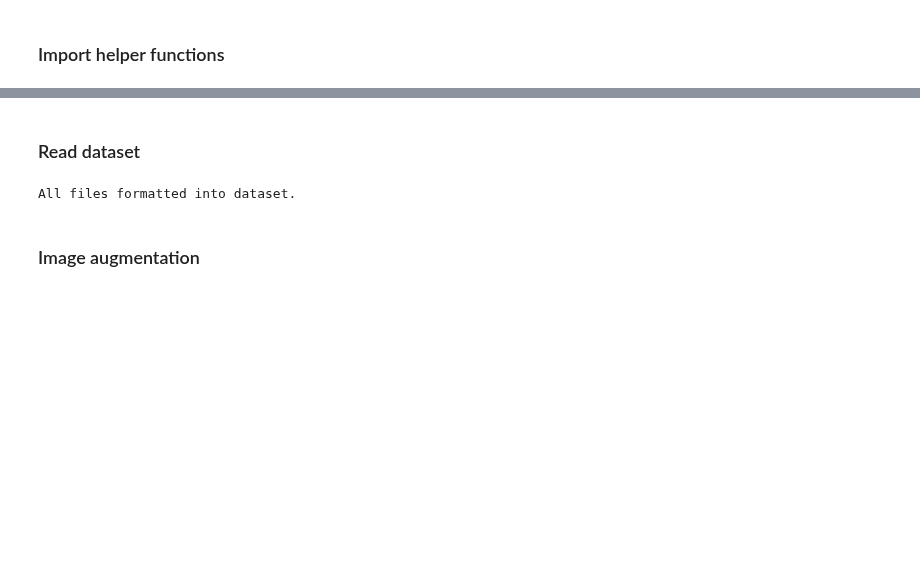
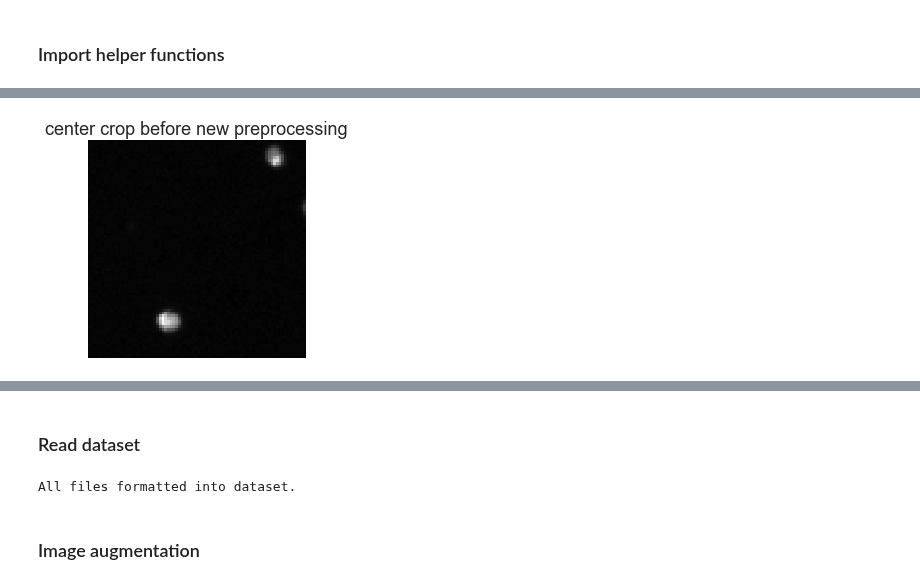
Before and after one commit to leonore/deep-learning-for-immune-cells, a Jupyter notebook: src/cell_autoencoder.ipynb, the cells around one changed output, grey strips where cells are left out. Drawn from its saved outputs; the diff is of its cells as text; code cells hidden in the pictures; blank space fills up the shorter version.

```diff
--- a/src/cell_autoencoder.ipynb
+++ b/src/cell_autoencoder.ipynb
@@ -18,0 +70,4 @@ from keras import backend as K
+# %%
+show_image(center_crop(dataset[12], 80), "center crop before new preprocessing")
+# %% [output]
+[figure, added]
```
Also changed, not shown: parts of 7 cells of this notebook, 1 other file.
